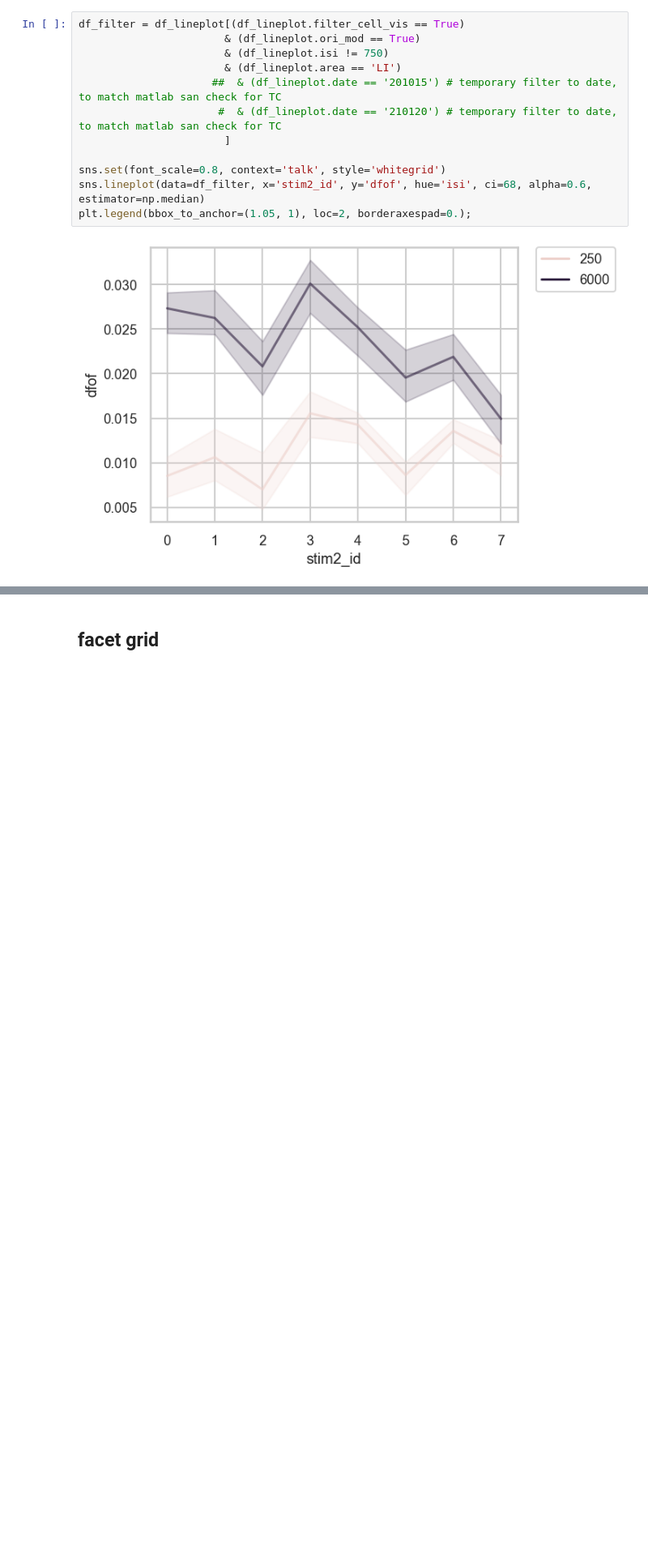
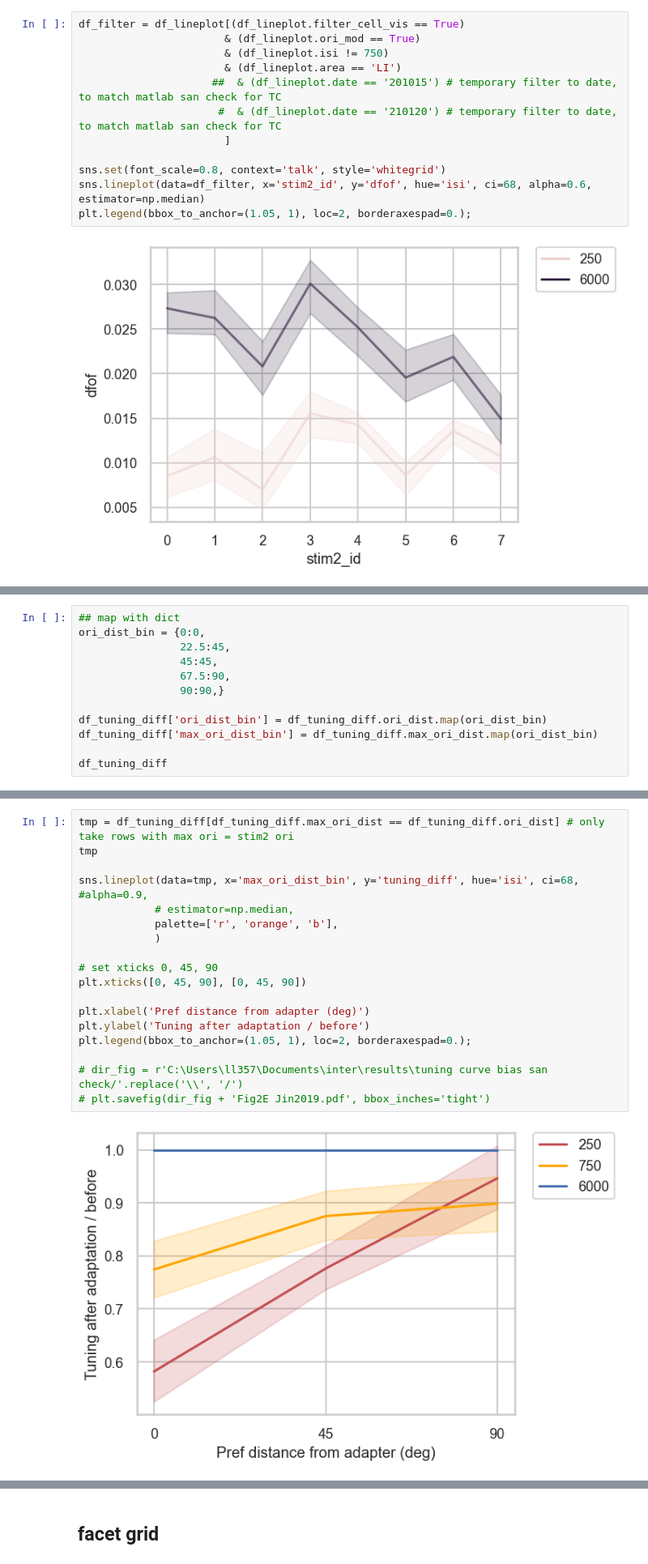
Before and after one commit to lanluo9/inter, a Jupyter notebook: scripts/ipynb/tuning_bias.ipynb, the cells around one changed output, grey strips where cells are left out. Shown at 81% size. Drawn from its saved outputs; the diff is of its cells as text; blank space fills up the shorter version.

```diff
--- a/scripts/ipynb/tuning_bias.ipynb
+++ b/scripts/ipynb/tuning_bias.ipynb
@@ -1533,0 +1666,12 @@ plt.legend(bbox_to_anchor=(1.05, 1), loc=2, borderaxespad=0.);
+# %%
+## map with dict
+ori_dist_bin = {0:0,
+                22.5:45,
+                45:45,
+                67.5:90,
+                90:90,}
+
+df_tuning_diff['ori_dist_bin'] = df_tuning_diff.ori_dist.map(ori_dist_bin)
+df_tuning_diff['max_ori_dist_bin'] = df_tuning_diff.max_ori_dist.map(ori_dist_bin)
+
+df_tuning_diff
@@ -1533,0 +1692,20 @@ plt.legend(bbox_to_anchor=(1.05, 1), loc=2, borderaxespad=0.);
+# %%
+tmp = df_tuning_diff[df_tuning_diff.max_ori_dist == df_tuning_diff.ori_dist] # only take rows with max ori = stim2 ori
+tmp
+
+sns.lineplot(data=tmp, x='max_ori_dist_bin', y='tuning_diff', hue='isi', ci=68, #alpha=0.9,
+            # estimator=np.median,
+            palette=['r', 'orange', 'b'],
+            )
+
+# set xticks 0, 45, 90
+plt.xticks([0, 45, 90], [0, 45, 90])
+
+plt.xlabel('Pref distance from adapter (deg)')
+plt.ylabel('Tuning after adaptation / before')
+plt.legend(bbox_to_anchor=(1.05, 1), loc=2, borderaxespad=0.);
+
+# dir_fig = r'C:\Users\ll357\Documents\inter\results\tuning curve bias san check/'.replace('\\', '/')
+# plt.savefig(dir_fig + 'Fig2E Jin2019.pdf', bbox_inches='tight')
+# %% [output]
+[figure, added]
```
Also changed, not shown: parts of 10 cells of this notebook, 4 other files.
